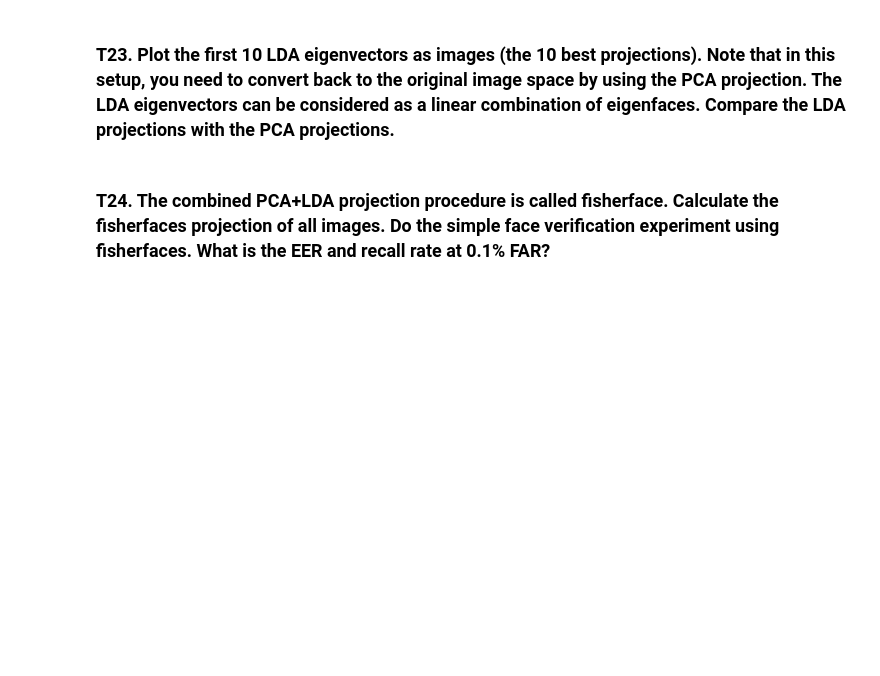
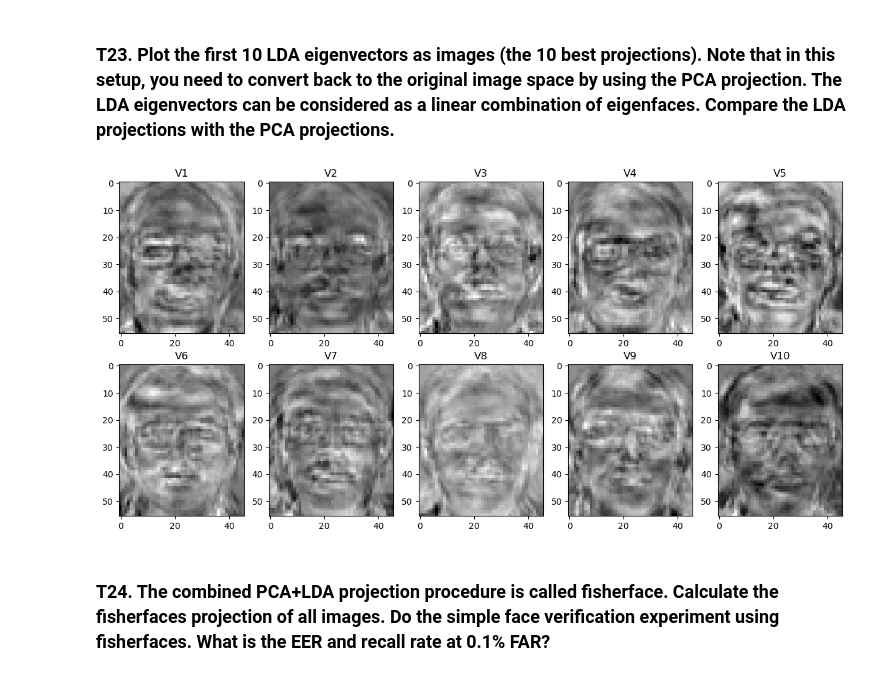
Before and after one commit to JeansAthiwat/Pattern_2024, a Jupyter notebook: HW/HW03/HW3_Fisherfaces(student).ipynb, the cells around one changed output. Cells and saved outputs as stored; diff of their text form; code cells hidden in the pictures; blank space fills up the shorter version.

```diff
--- a/HW/HW03/HW3_Fisherfaces(student).ipynb
+++ b/HW/HW03/HW3_Fisherfaces(student).ipynb
@@ -1045,2 +1075,25 @@ True
+# %%
+def calculate_eigenvectors_and_eigenvalues_non_symmetrix(matrix):
+    """
+    Calculate eigenvectors and eigenvalues,
+    then sort the eigenvalues and eigenvectors in descending order.
+
+    :param matrix: The input matrix.
+    :return: Tuple of sorted eigenvalues and corresponding eigenvectors. with cast to .real
+    """
+    # Calculate eigenvectors and eigenvalues
+    eigenvalues, eigenvectors = np.linalg.eig(matrix)
+
+    # Sort eigenvalues and corresponding eigenvectors in descending order
+    sorted_indices = np.argsort(np.abs(eigenvalues))[::-1]
+    eigenvalues_sorted = eigenvalues[sorted_indices]
+    eigenvectors_sorted = eigenvectors[:, sorted_indices]
+
+    return eigenvalues_sorted.real, eigenvectors_sorted.real
 # %%
 # TODO: Find how many non-zero eigenvalues there are.
+
+eigenvalues_LDA, eigenvectors_LDA = calculate_eigenvectors_and_eigenvalues_non_symmetrix(SW_inv_prod_SB)
+
+non_zero_eigenvalues_LDA = np.sum(eigenvalues_LDA > 1e-8)
+print("non-zero Eigen Values : ",non_zero_eigenvalues_LDA)
@@ -1053,2 +1111,18 @@ True
+# %%
+covarience_metrix_eigenvectors_first80 = covarience_metrix_eigenvectors[:, :80]
+
+meanface_vector = np.mean(T_reduced80, axis=0).reshape(1, -1)
+Reconst = (covarience_metrix_eigenvectors_first80 @ eigenvectors_LDA)+meanface_vector
+
+fig, axs = plt.subplots(2, 5, figsize=(15, 7))
+axs = axs.flatten()
+
+for i, ax in enumerate(axs):
+    ax.imshow(np.reshape(Reconst[:, i], (56, 46)), cmap = "gray")
+    ax.set_title(f"V{i+1}")
+
+plt.show()
+# %% [output]
+[figure, added]
 # %% [markdown]
 ### T24. The combined PCA+LDA projection procedure is called fisherface. Calculate the fisherfaces projection of all images. Do the simple face verification experiment using fisherfaces. What is the EER and recall rate at 0.1% FAR?
```
Also changed, not shown: parts of 8 cells of this notebook.
